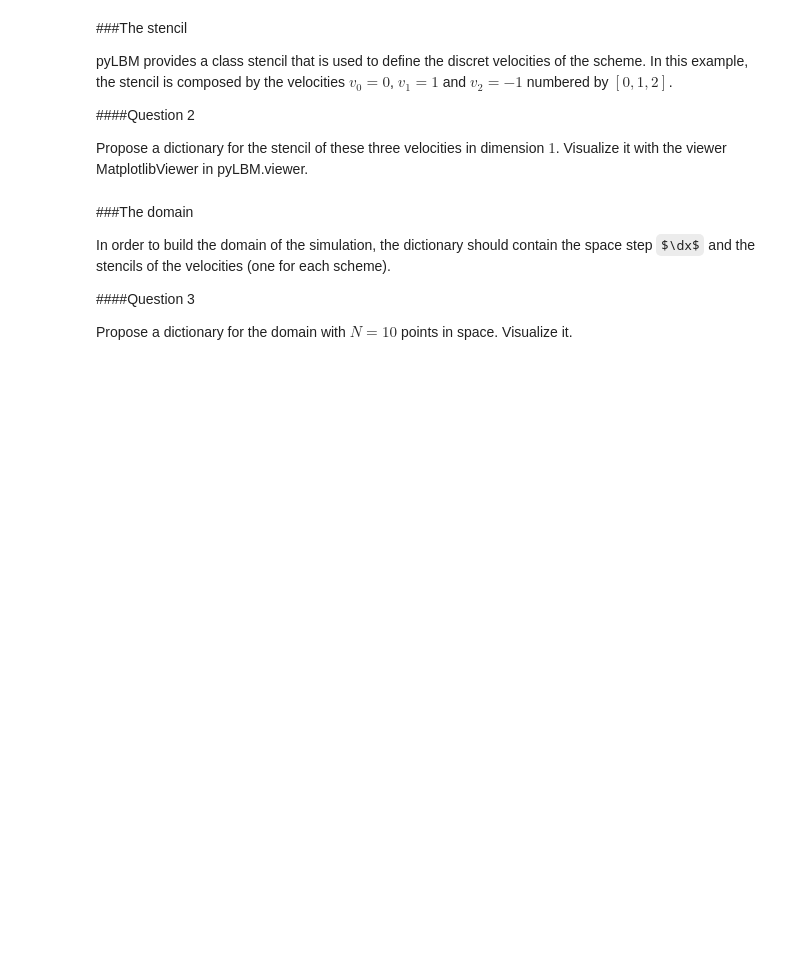
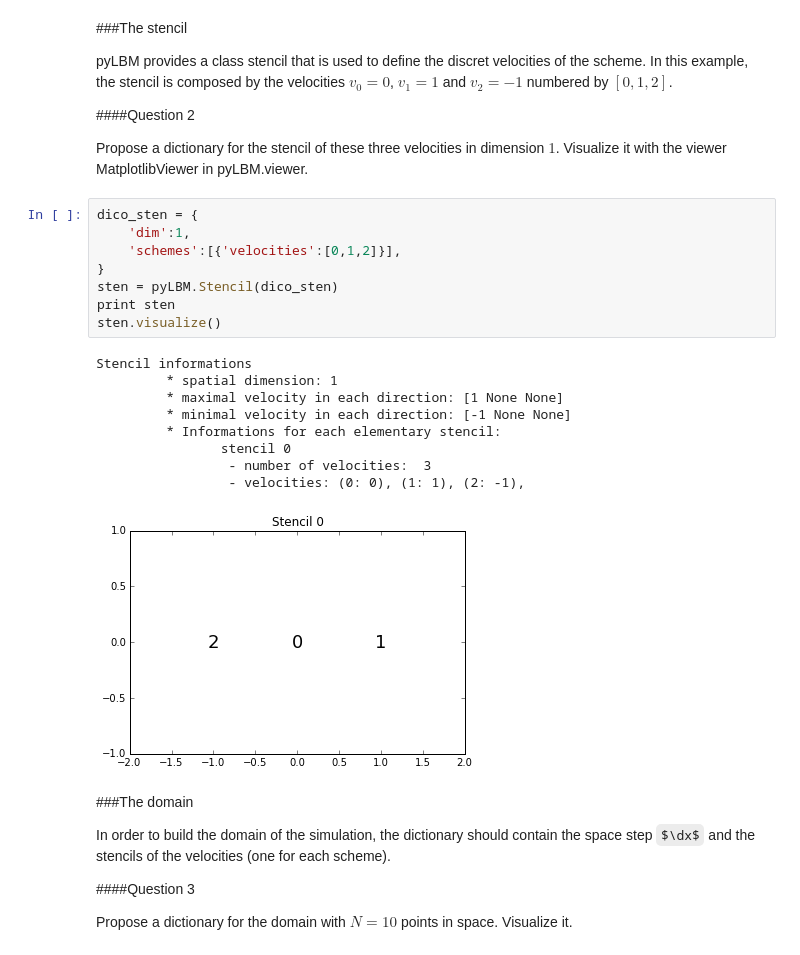
Before and after one commit to gouarin/pylbm_notebook, a Jupyter notebook: 03_heat_1D.ipynb, the cells around one changed output. Saved outputs shown, nothing was run; the diff lists cells and outputs as text; some formulas as TeX source; blank space fills up the shorter version.

```diff
--- a/03_heat_1D.ipynb
+++ b/03_heat_1D.ipynb
@@ -78,6 +99,24 @@ pyLBM provides a class stencil that is used to define the discret velocities of
 ####Question 2
 
 Propose a dictionary for the stencil of these three velocities in dimension $1$. Visualize it with the viewer MatplotlibViewer in pyLBM.viewer.
+# %%
+dico_sten = {
+    'dim':1,
+    'schemes':[{'velocities':[0,1,2]}],
+}
+sten = pyLBM.Stencil(dico_sten)
+print sten
+sten.visualize()
+# %% [output]
+Stencil informations
+         * spatial dimension: 1
+         * maximal velocity in each direction: [1 None None]
+         * minimal velocity in each direction: [-1 None None]
+         * Informations for each elementary stencil:
+                stencil 0
+                 - number of velocities:  3
+                 - velocities: (0: 0), (1: 1), (2: -1),
+[figure, added]
 # %% [markdown]
 ###The domain
 
```
Also changed, not shown: parts of 7 cells of this notebook, 13 other files.
